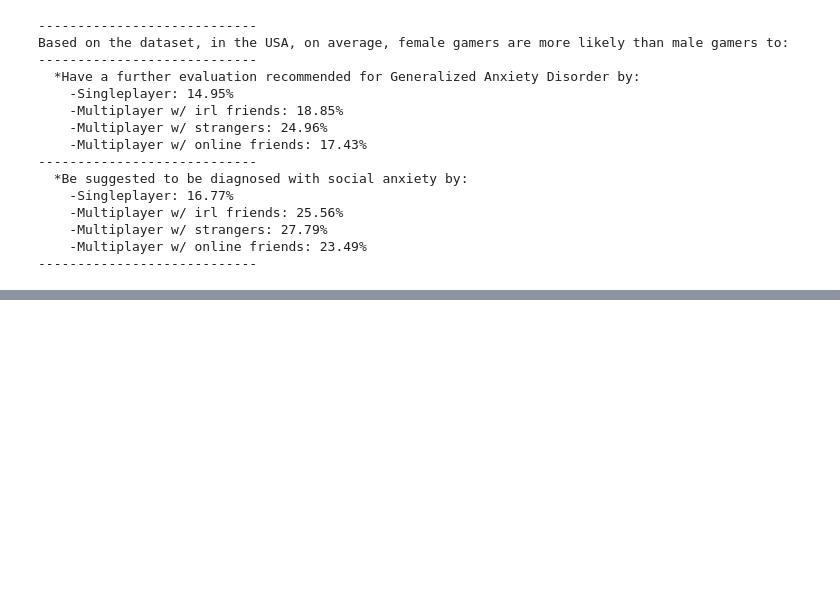
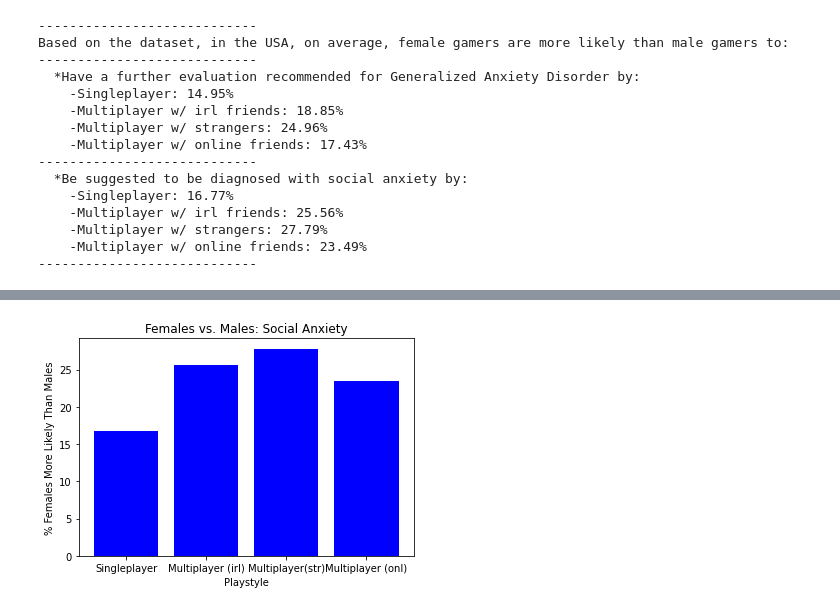
Before and after one commit to jagorman/gamebrain, a Jupyter notebook: ians_code/Gender.ipynb, the cells around one changed output, grey strips where cells are left out. Saved outputs shown, nothing was run; the diff lists cells and outputs as text; code cells hidden in the pictures; blank space fills up the shorter version.

```diff
--- a/ians_code/Gender.ipynb
+++ b/ians_code/Gender.ipynb
@@ -1133,0 +1148,7 @@ Based on the dataset, in the USA, on average, female gamers are more likely than
+# %%
+#SPIN df
+usaspinframe = [["Singleplayer", usdifsSPIN], ["Multiplayer (irl)", usdifmiSPIN], ["Multiplayer(str)", usdifmsSPIN], ["Multiplayer (onl)", usdifmoSPIN]]
+usaspincol = ["Playstyle", "% Greater"]
+USASPINDF_df = pd.DataFrame(usaspinframe, columns = usaspincol)
+print("----------------------")
+USASPINDF_df
@@ -1133,0 +1170,8 @@ Based on the dataset, in the USA, on average, female gamers are more likely than
+# %%
+plt.bar(USASPINDF_df['Playstyle'], USASPINDF_df['% Greater'], color = "blue")
+plt.title("Females vs. Males: Social Anxiety")
+plt.xlabel("Playstyle")
+plt.ylabel("% Females More Likely Than Males")
+plt.show()
+# %% [output]
+[figure, added]
```
Also changed, not shown: parts of 8 cells of this notebook, 1 other file.
